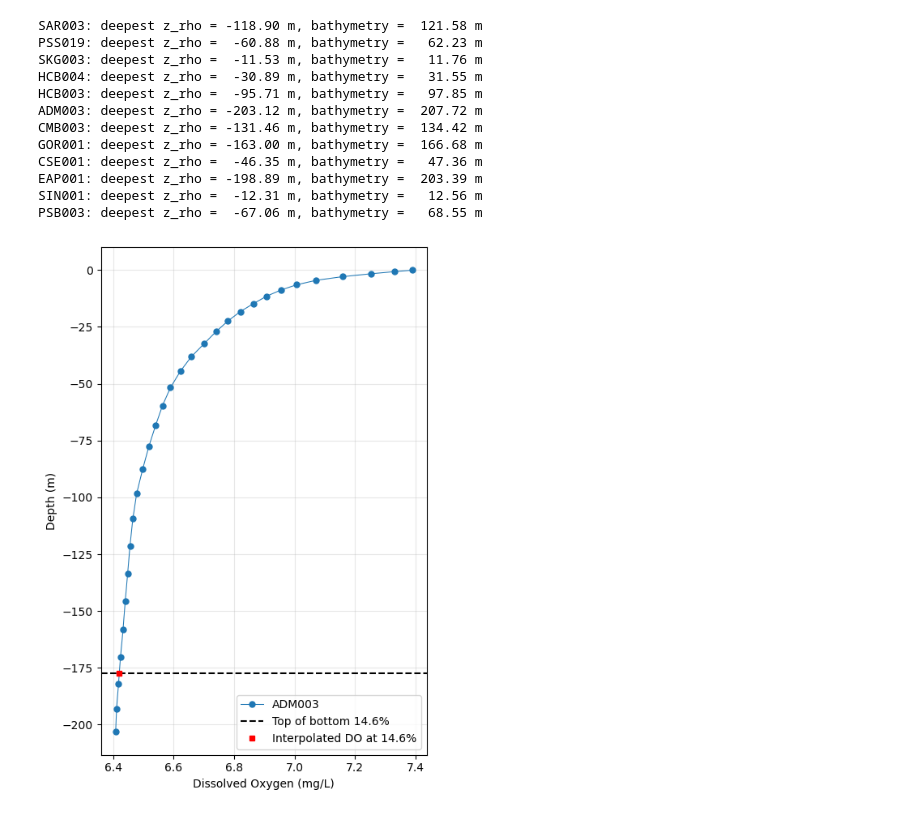
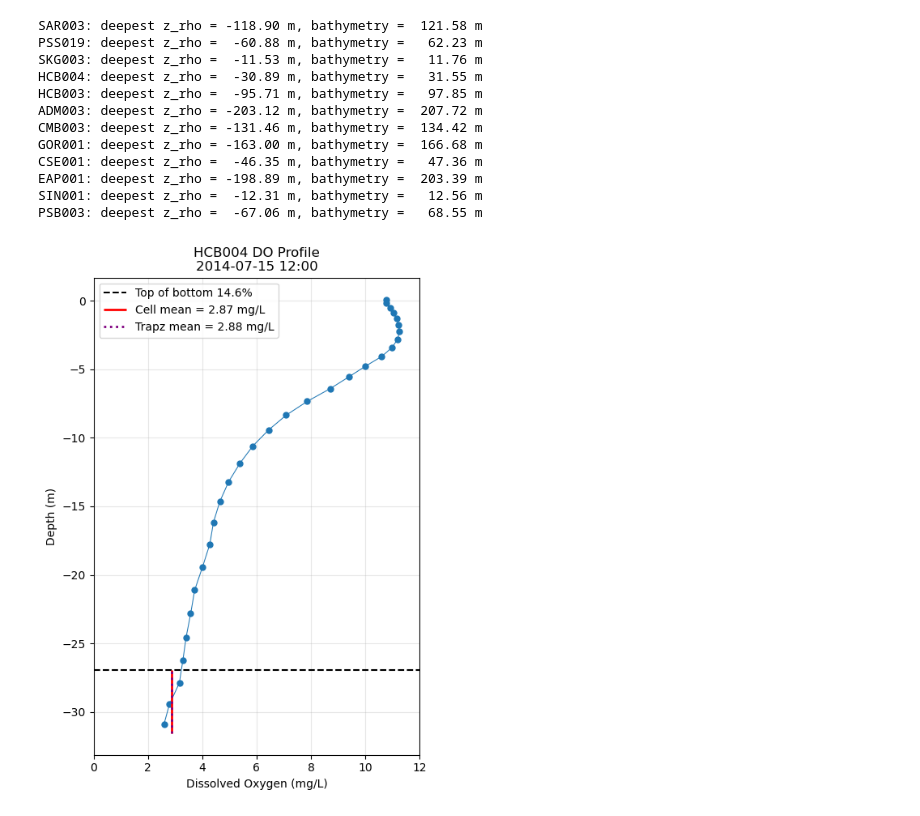
Before and after one commit to tiabottger/LO_user, a Jupyter notebook: intermodel_comparison/sigma_structure/sigma_structure_profiles.ipynb, the cells around one changed output. Drawn from its saved outputs; the diff is of its cells as text; code cells hidden in the pictures.

```diff
--- a/intermodel_comparison/sigma_structure/sigma_structure_profiles.ipynb
+++ b/intermodel_comparison/sigma_structure/sigma_structure_profiles.ipynb
@@ -62,49 +66,95 @@ EAP001: deepest z_rho = -198.89 m, bathymetry =  203.39 m
 SIN001: deepest z_rho =  -12.31 m, bathymetry =   12.56 m
 PSB003: deepest z_rho =  -67.06 m, bathymetry =   68.55 m
 # %%
-#station = "SKG003"
-station = "ADM003"
+station = "HCB004" # "SAR003", "PSS019", "SKG003","HCB004", "HCB003", "ADM003", "CMB003", "GOR001", "CSE001", "EAP001", "SIN001", "PSB003"
 
 plt.figure(figsize=(5, 7))
 
 ds = data_lo[station]
 
-# First time step
-do = ds["oxygen"].isel(ocean_time=0) * 0.032  # µmol/L -> mg/L
-z = ds["z_rho"].isel(ocean_time=0)
+# select values in september when DO is low
+target = np.datetime64("2014-07-16")
+itime = np.argmin(np.abs(ds["ocean_time"].values - target))
+
+# choose timestep
+do = (ds["oxygen"].isel(ocean_time=itime) * 0.032).values  # µmol/L -> mg/L
+z = (ds["z_rho"].isel(ocean_time=itime)).values
+z_w = (ds["z_w"].isel(ocean_time=itime)).values
 
 # Plot rho points
-plt.plot(do, z, '-o', lw=0.75, markersize=5, label=station)
+plt.plot(do, z, '-o', lw=0.75, markersize=5)
 
 # Bottom 14.6% of the water column
-h = ds["h"].item()
+h = ds["h"].item() # total water column depth
 z_146 = -0.854 * h
+z_bot=-h
+
+# z_w gives interface depths
+z_lower = z_w[:-1] # selects everything except the last value
+z_upper = z_w[1:]  # selects everything except the first value
+
+overlap = np.maximum(
+    0, # cells above the bottom 14.6% have negative overlap, set to 0 so don't contribute to the average
+    np.minimum(z_upper, z_146) - np.maximum(z_lower, z_bot)
+)
+
+bottom_mean_do = np.sum(do * overlap) / np.sum(overlap)
+
+# Sort by depth for interpolation
+idx = np.argsort(z)
+z_sorted = z[idx]
+do_sorted = do[idx]
+
+# Interpolate DO at layer boundaries
+do_bot = np.interp(z_bot, z_sorted, do_sorted)
+do_146 = np.interp(z_146, z_sorted, do_sorted)
+
+# Keep rho points inside the bottom 14.6% layer
+mask = (z_sorted >= z_bot) & (z_sorted <= z_146)
+
+z_trapz = np.concatenate(([z_bot], z_sorted[mask], [z_146]))
+do_trapz = np.concatenate(([do_bot], do_sorted[mask], [do_146]))
+
+# Integrate concentration over depth and divide by layer thickness
+bottom_mean_do_trapz = np.trapezoid(do_trapz, z_trapz) / (z_146 - z_bot)
 
 plt.axhline(
     z_146,
     linestyle="--",
     linewidth=1.5,
     color="black",
     label="Top of bottom 14.6%"
 )
 
-# Sort by depth for interpolation
-idx = np.argsort(z)
-z_sorted = z[idx]
-do_sorted = do[idx]
+plt.vlines(
+    x=bottom_mean_do,
+    ymin=z_bot,
+    ymax=z_146,
+    color="red",
+    linewidth=2,
+    label=f"Cell mean = {bottom_mean_do:.2f} mg/L"
+)
 
-# Interpolate DO at z_146
-do_146 = np.interp(z_146, z_sorted, do_sorted)
+plt.vlines(
+    x=bottom_mean_do_trapz,
+    ymin=z_bot,
+    ymax=z_146,
+    color="purple",
+    linewidth=2,
+    linestyle=":",
+    label=f"Trapz mean = {bottom_mean_do_trapz:.2f} mg/L"
+)
 
-plt.plot(do_146, z_146, "s", markersize=5, color="red", label="Interpolated DO at 14.6%")
-
+time_str = ds["ocean_time"].isel(ocean_time=itime).dt.strftime("%Y-%m-%d %H:%M").item()
+plt.title(f"{station} DO Profile\n{time_str}")
 plt.xlabel("Dissolved Oxygen (mg/L)")
+plt.xlim(0, 12)
 plt.ylabel("Depth (m)")
 plt.grid(alpha=0.3)
 plt.legend()
 plt.tight_layout()
 plt.show()
 # %% [output]
-[figure, old version]
+[figure, new version]
 # %%
 # thickness of each cell
```
Also changed, not shown: parts of 4 cells of this notebook, 1 other file.
